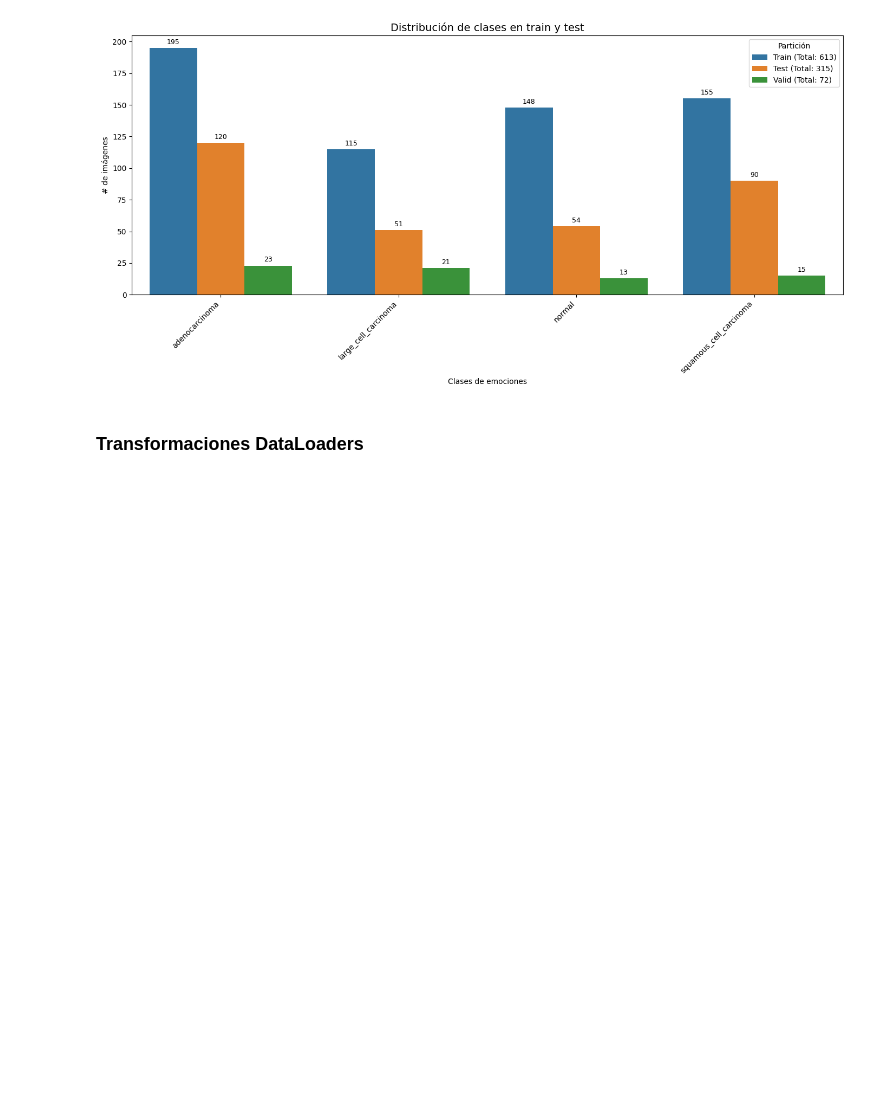
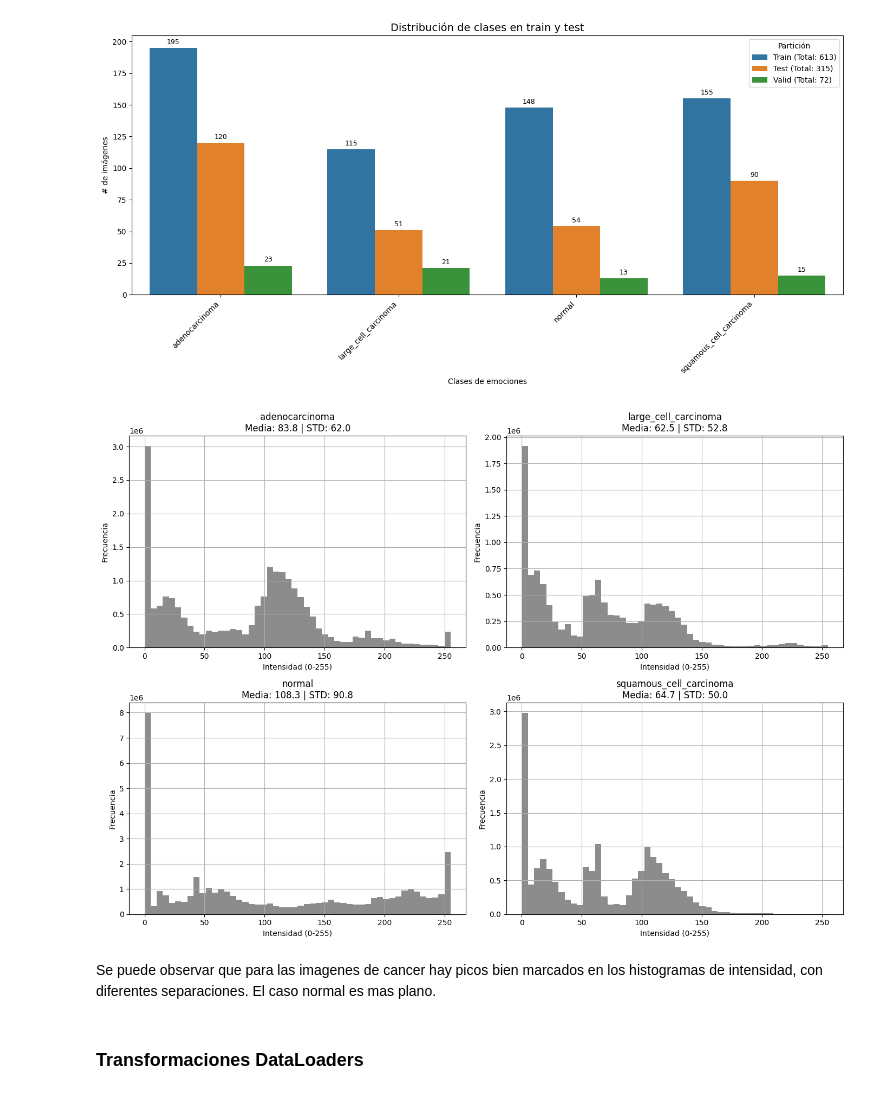
Before and after one commit to FIUBA-CEIA-18Co2024/VpC2-TP1, a Jupyter notebook: notebook.ipynb, the cells around one changed output. Drawn from its saved outputs; the diff is of its cells as text; code cells hidden in the pictures; blank space fills up the shorter version.

```diff
--- a/notebook.ipynb
+++ b/notebook.ipynb
@@ -172,6 +172,54 @@ Dataset reorganizado correctamente.
 plot_dataset_distribution(dataset_path="data/dataset")
 # %% [output]
 [figure]
+# %%
+from pathlib import Path
+from PIL import Image
+import numpy as np
+import matplotlib.pyplot as plt
+
+base_dir = Path("data/dataset/train")
+clases = [p for p in base_dir.iterdir() if p.is_dir()]
+
+clases = sorted(clases, key=lambda x: x.name.lower())
+
+plt.figure(figsize=(14, 10))
+
+for idx, clase_dir in enumerate(clases, 1):
+    intensidades = []
+
+    for img_path in clase_dir.iterdir():
+        if img_path.suffix.lower() not in [".png", ".jpg", ".jpeg"]:
+            continue
+
+        try:
+            with Image.open(img_path) as img:
+                img = img.convert("L")
+                intensidades.extend(np.array(img).flatten())
+        except Exception as e:
+            print(f"Error procesando {img_path.name}: {e}")
+
+    intensidades = np.array(intensidades)
+    if intensidades.size == 0:
+        print(f"No se encontraron intensidades en la clase {clase_dir.name}.")
+        continue
+
+    mean_val = intensidades.mean()
+    std_val = intensidades.std()
+
+    plt.subplot(2, 2, idx)
+    plt.hist(intensidades, bins=50, range=(0, 255), color="gray", alpha=0.9)
+    plt.title(f"{clase_dir.name}\nMedia: {mean_val:.1f} | STD: {std_val:.1f}")
+    plt.xlabel("Intensidad (0-255)")
+    plt.ylabel("Frecuencia")
+    plt.grid(True)
+
+plt.tight_layout()
+plt.show()
+# %% [output]
+[figure, added]
+# %% [markdown]
+Se puede observar que para las imagenes de cancer hay picos bien marcados en los histogramas de intensidad, con diferentes separaciones. El caso normal es mas plano.
 # %% [markdown]
 ### Transformaciones DataLoaders
 # %%
```
Also changed, not shown: parts of 35 cells of this notebook, 5 other files.
